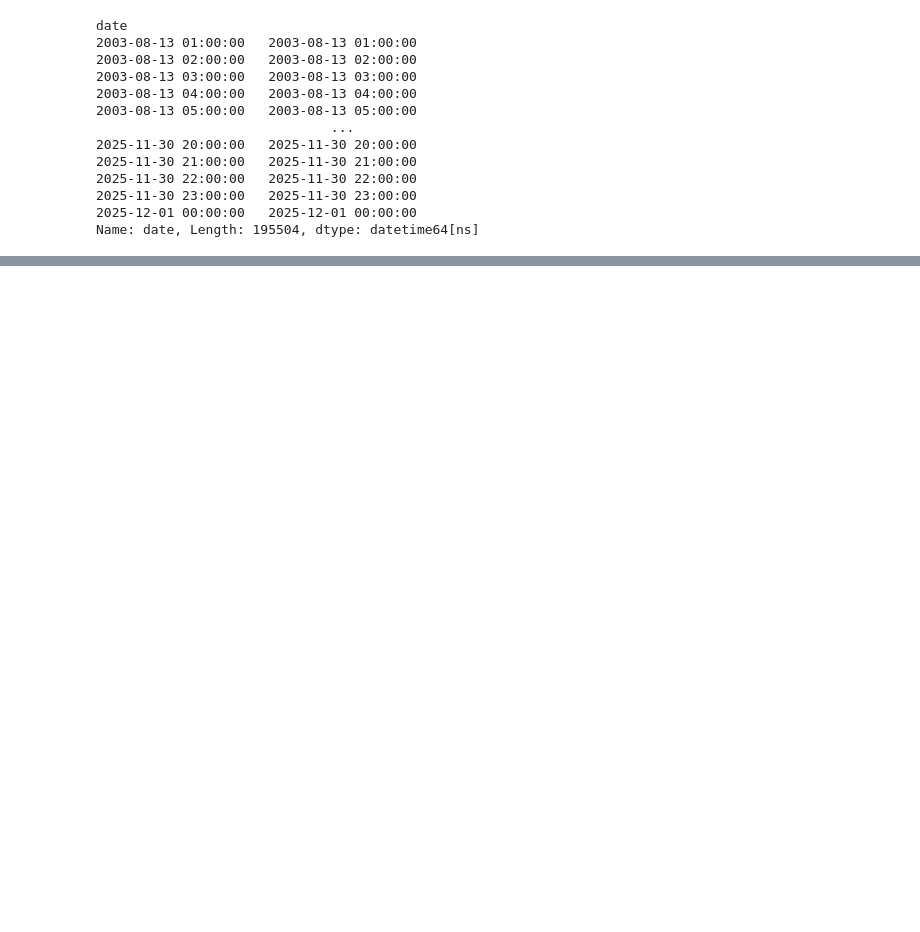
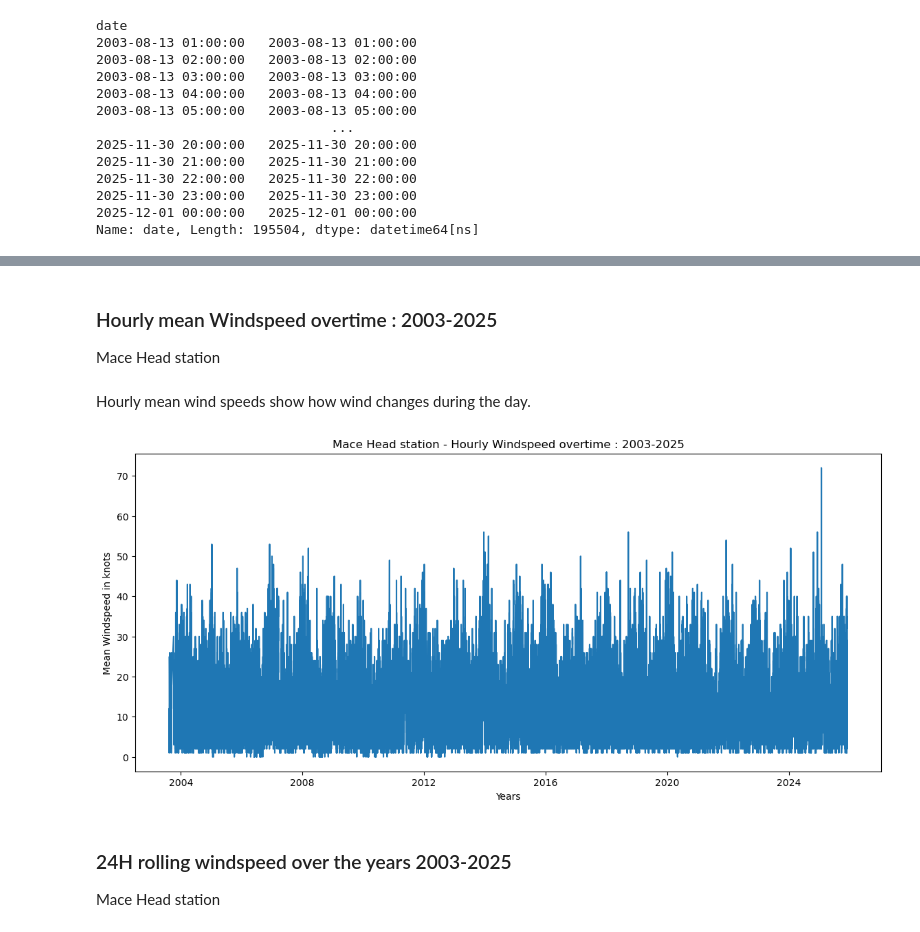
Before and after one commit to Maroua-El-Imame/programming-for-data-analytics, a Jupyter notebook: project/windspeed_analysis_project.ipynb, the cells around one changed output, grey strips where cells are left out. Drawn from its saved outputs; the diff is of its cells as text; code cells hidden in the pictures; blank space fills up the shorter version.

```diff
--- a/project/windspeed_analysis_project.ipynb
+++ b/project/windspeed_analysis_project.ipynb
@@ -217,0 +220,18 @@ plt.show()
+# %% [markdown]
+### Hourly mean Windspeed overtime : 2003-2025
+Mace Head station
+# %% [markdown]
+Hourly mean wind speeds show how wind changes during the day.
+# %%
+# plot windspeed overtime
+plt.figure(figsize=(14,6))
+sns.lineplot(data=macehead_df, x='date', y='wdsp')
+plt.xlabel('Years')
+plt.ylabel('Mean Windspeed in knots')
+plt.title('Mace Head station - Hourly Windspeed overtime : 2003-2025')
+plt.show()
+# %% [output]
+[figure, added]
+# %% [markdown]
+### 24H rolling windspeed over the years 2003-2025
+Mace Head station
```
Also changed, not shown: parts of 27 cells of this notebook, 1 other file.
